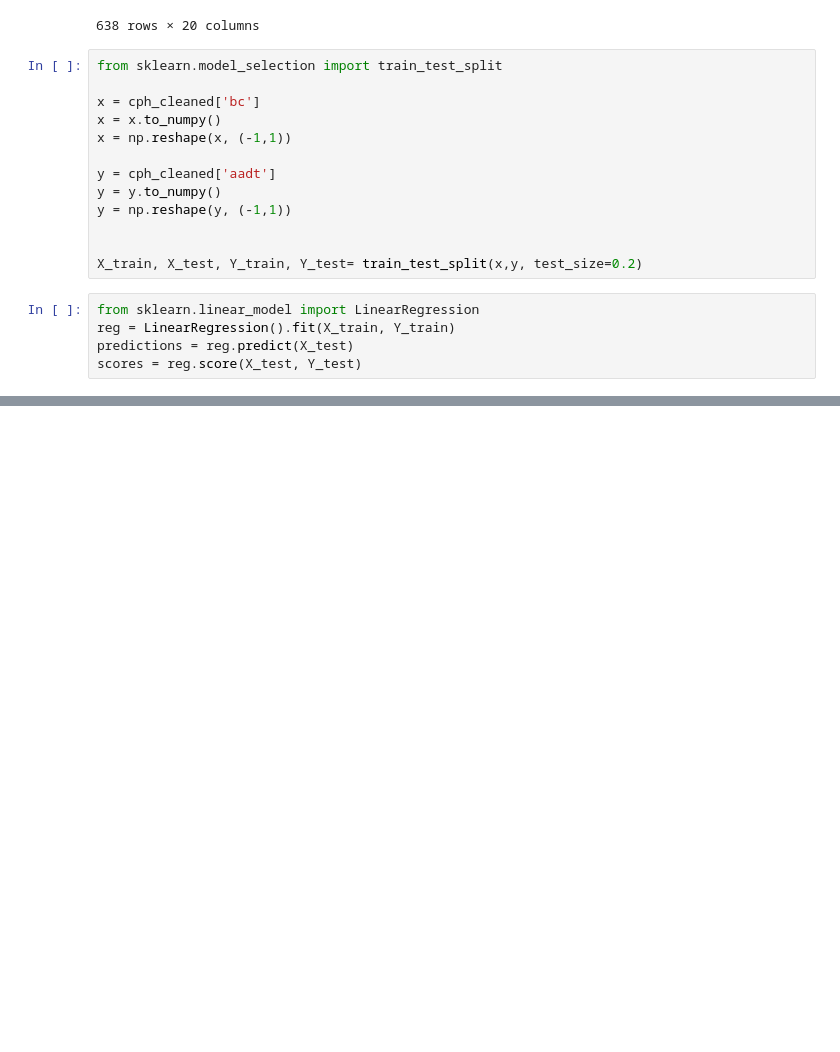
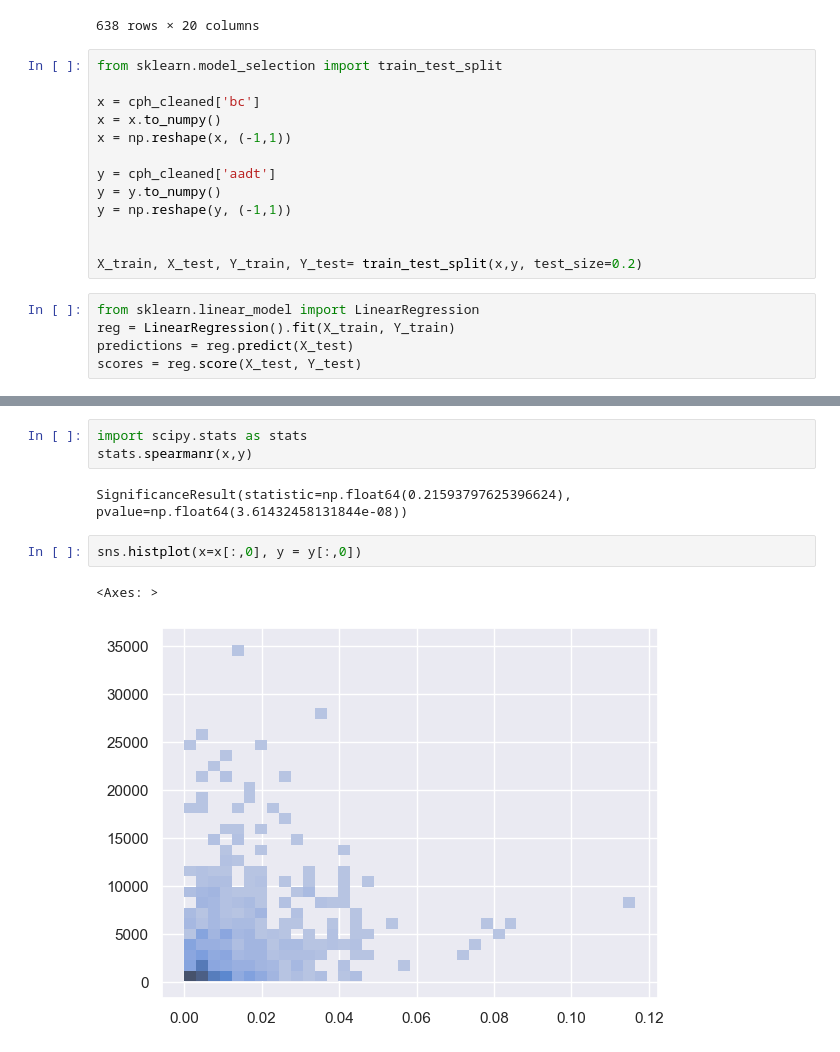
Before and after one commit to hugzito/bike-flow-estimate, a Jupyter notebook: notebooks/cph_sota.ipynb, the cells around one changed output, grey strips where cells are left out. Saved outputs shown, nothing was run; the diff lists cells and outputs as text; blank space fills up the shorter version.

```diff
--- a/notebooks/cph_sota.ipynb
+++ b/notebooks/cph_sota.ipynb
@@ -250,0 +251,10 @@ array([[3884.66303791],
+# %%
+import scipy.stats as stats
+stats.spearmanr(x,y)
+# %% [output]
+SignificanceResult(statistic=np.float64(0.21593797625396624), pvalue=np.float64(3.61432458131844e-08))
+# %%
+sns.histplot(x=x[:,0], y = y[:,0])
+# %% [output]
+<Axes: >
+[figure, added]
```
Also changed, not shown: parts of 3 cells of this notebook.
